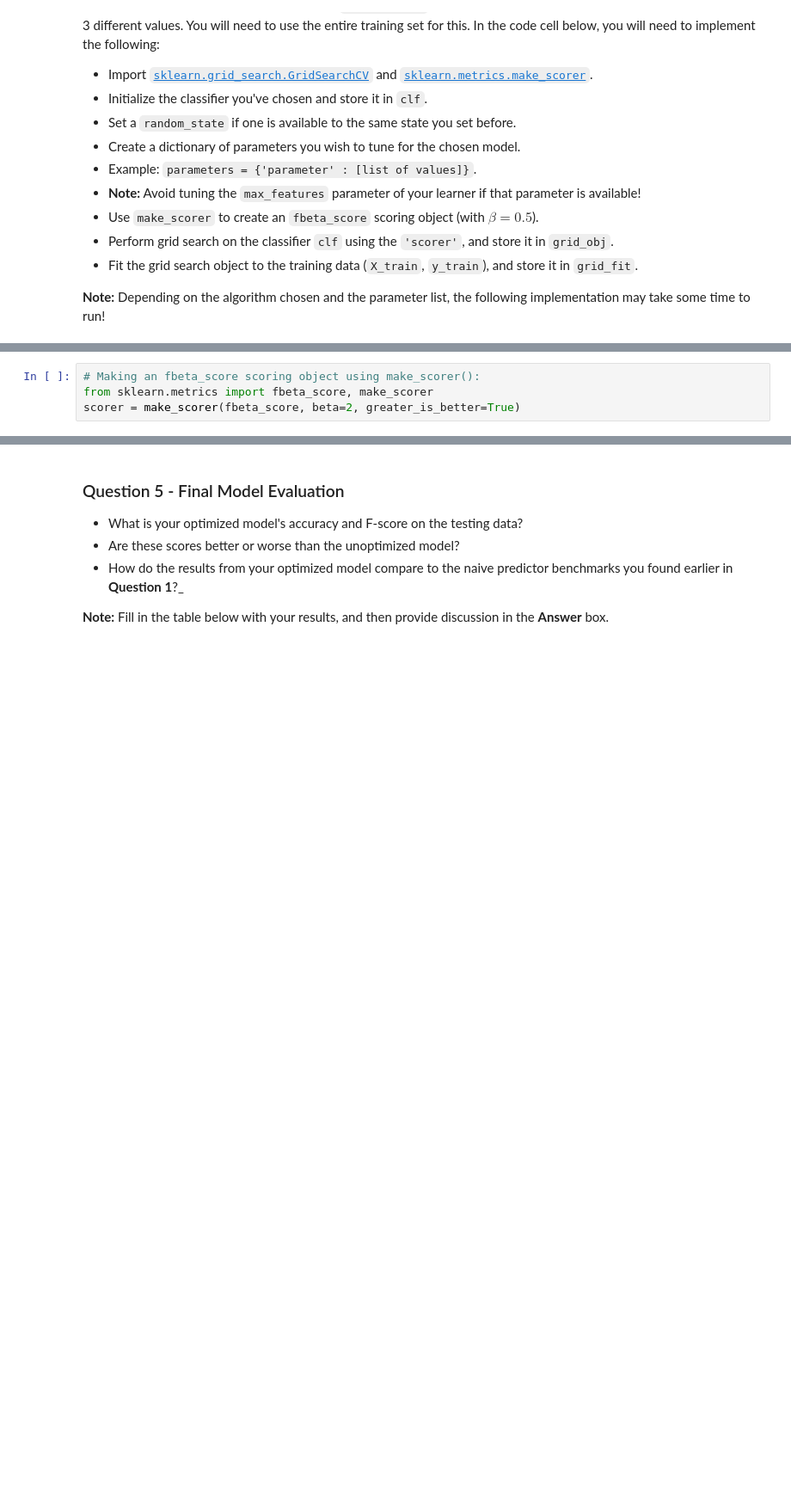
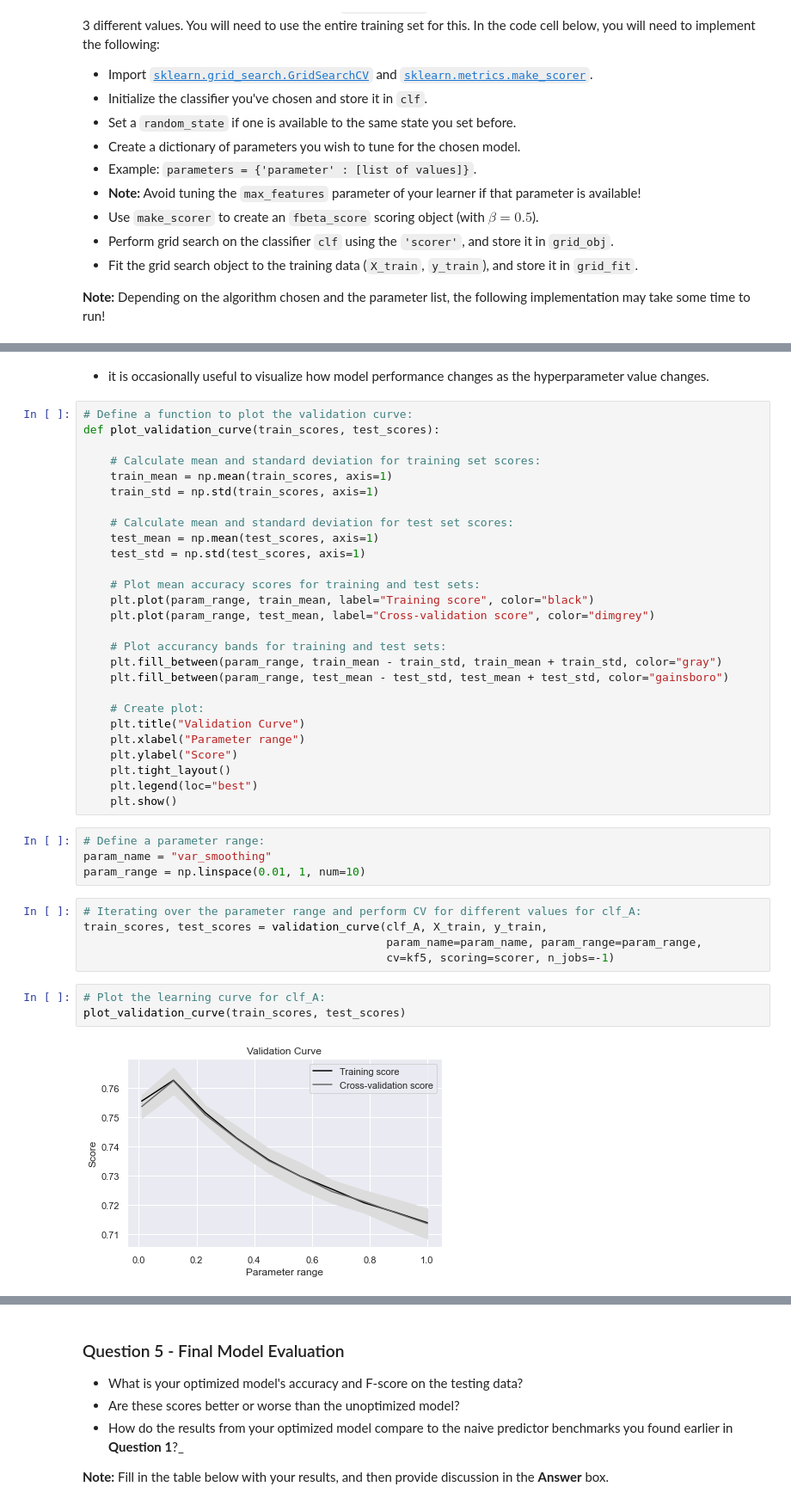
Before and after one commit to DVM-Moheb/Udacity-Finding-Donors-for-Charity-ML, a Jupyter notebook: finding_donors.ipynb, the cells around one changed output, grey strips where cells are left out. Shown at 86% size. Saved outputs shown, nothing was run; the diff lists cells and outputs as text; blank space fills up the shorter version.

```diff
--- a/finding_donors.ipynb
+++ b/finding_donors.ipynb
@@ -575,4 +658,43 @@ parameters = {'var_smoothing': np.logspace(0,-9, num=100)}
-# %%
-# Making an fbeta_score scoring object using make_scorer():
-from sklearn.metrics import fbeta_score, make_scorer
-scorer = make_scorer(fbeta_score, beta=2, greater_is_better=True)
+# %% [markdown]
+- it is occasionally useful to visualize how model performance changes as the hyperparameter value changes.
+# %%
+# Define a function to plot the validation curve:
+def plot_validation_curve(train_scores, test_scores):
+
+    # Calculate mean and standard deviation for training set scores:
+    train_mean = np.mean(train_scores, axis=1)
+    train_std = np.std(train_scores, axis=1)
+
+    # Calculate mean and standard deviation for test set scores:
+    test_mean = np.mean(test_scores, axis=1)
+    test_std = np.std(test_scores, axis=1)
+
+    # Plot mean accuracy scores for training and test sets:
+    plt.plot(param_range, train_mean, label="Training score", color="black")
+    plt.plot(param_range, test_mean, label="Cross-validation score", color="dimgrey")
+
+    # Plot accurancy bands for training and test sets:
+    plt.fill_between(param_range, train_mean - train_std, train_mean + train_std, color="gray")
+    plt.fill_between(param_range, test_mean - test_std, test_mean + test_std, color="gainsboro")
+
+    # Create plot:
+    plt.title("Validation Curve")
+    plt.xlabel("Parameter range")
+    plt.ylabel("Score")
+    plt.tight_layout()
+    plt.legend(loc="best")
+    plt.show()
+# %%
+# Define a parameter range:
+param_name = "var_smoothing"
+param_range = np.linspace(0.01, 1, num=10)
+# %%
+# Iterating over the parameter range and perform CV for different values for clf_A:
+train_scores, test_scores = validation_curve(clf_A, X_train, y_train,
+                                             param_name=param_name, param_range=param_range,
+                                             cv=kf5, scoring=scorer, n_jobs=-1)
+# %%
+# Plot the learning curve for clf_A:
+plot_validation_curve(train_scores, test_scores)
+# %% [output]
+[figure, added]
```
Also changed, not shown: parts of 71 cells of this notebook, 1 other file.
